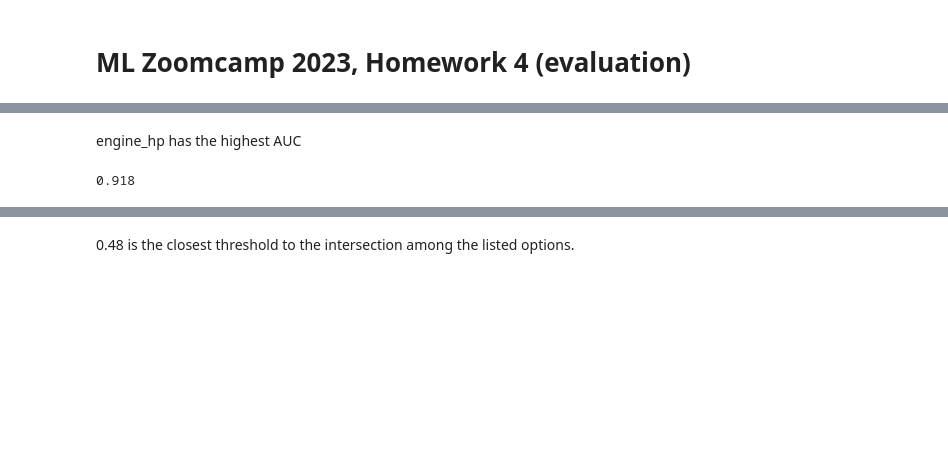
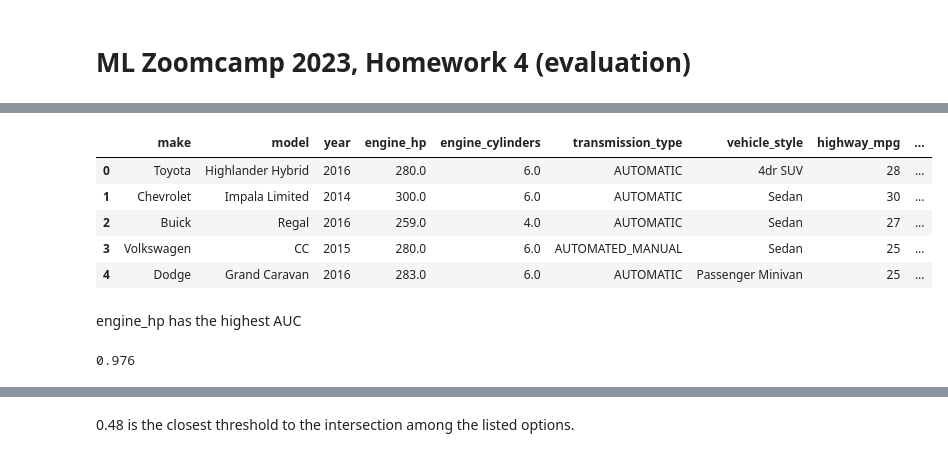
Before and after one commit to nordskova/ML-Zoomcamp-2023, a Jupyter notebook: homework_4_mlzoom.ipynb, the cells around one changed output, grey strips where cells are left out. Drawn from its saved outputs; the diff is of its cells as text; code cells hidden in the pictures; blank space fills up the shorter version.

```diff
--- a/homework_4_mlzoom.ipynb
+++ b/homework_4_mlzoom.ipynb
@@ -16,4 +16,5 @@ df.columns = df.columns.str.replace(' ', '_').str.lower()
 df.fillna(0, inplace=True)
 mean_price = df['msrp'].mean()
 df['above_average'] = df['msrp'].apply(lambda x: 1 if x > mean_price else 0)
-df.drop(['msrp'], axis=1, inplace=True)
+
+del df['msrp']
@@ -41,3 +53,12 @@ city_mpg 0.67232674562278
+# %%
+X_train.head()
+# %% [output]
+|  | make | model | year | engine_hp | engine_cylinders | transmission_type | vehicle_style | highway_mpg | ... |
+| 0 | Toyota | Highlander Hybrid | 2016 | 280.0 | 6.0 | AUTOMATIC | 4dr SUV | 28 | ... |
+| 1 | Chevrolet | Impala Limited | 2014 | 300.0 | 6.0 | AUTOMATIC | Sedan | 30 | ... |
+| 2 | Buick | Regal | 2016 | 259.0 | 4.0 | AUTOMATIC | Sedan | 27 | ... |
+| 3 | Volkswagen | CC | 2015 | 280.0 | 6.0 | AUTOMATED_MANUAL | Sedan | 25 | ... |
+| 4 | Dodge | Grand Caravan | 2016 | 283.0 | 6.0 | AUTOMATIC | Passenger Minivan | 25 | ... |
 # %% [markdown]
 engine_hp has the highest AUC
 # %%
@@ -50,8 +70,8 @@ X_val1 = dv.transform(val_dict)
 # %%
 clf = LogisticRegression(solver='liblinear', C=1.0, max_iter=1000, random_state=SEED)
-clf.fit(X_train1,y_train)
-y_pred = clf.predict(X_val1)
+clf.fit(X_train,y_train)
+y_pred = clf.predict_proba(X_val)[:,1]
 print(round(metrics.roc_auc_score(y_val,y_pred),3))
 # %% [output]
-0.918
+0.976
 # %%
```
Also changed, not shown: parts of 12 cells of this notebook.
